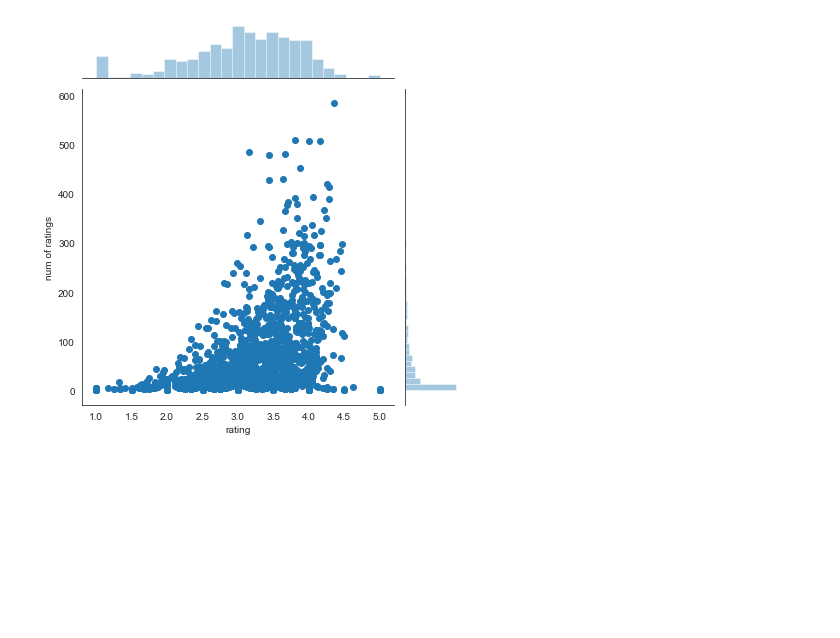
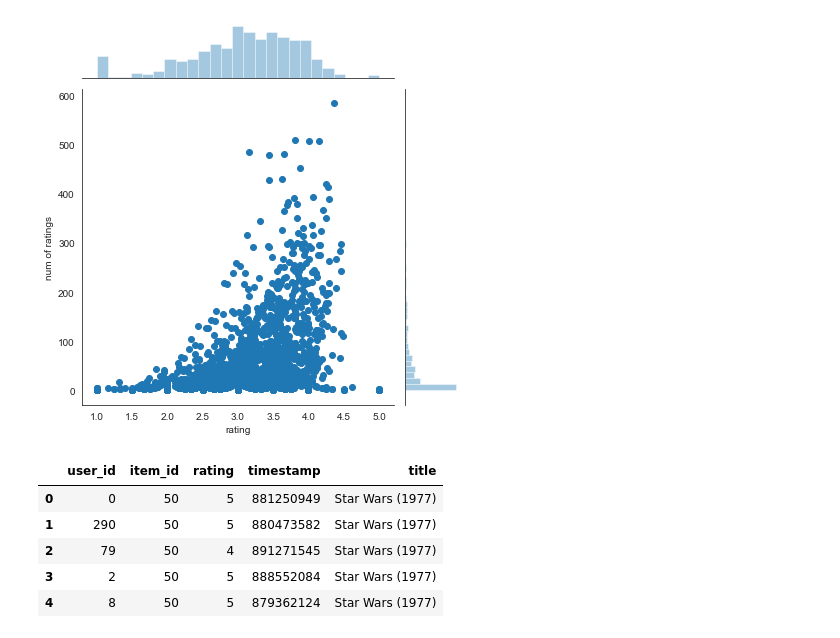
Before and after one commit to joaoprmanso/projects, a Jupyter notebook: course/python_for_data_science_and_machine_learning/19-Recommender-Systems/Recommender Systems - Notes.ipynb, the cells around one changed output. Cells and saved outputs as stored; diff of their text form; code cells hidden in the pictures; blank space fills up the shorter version.

```diff
--- a/course/python_for_data_science_and_machine_learning/19-Recommender-Systems/Recommender Systems - Notes.ipynb
+++ b/course/python_for_data_science_and_machine_learning/19-Recommender-Systems/Recommender Systems - Notes.ipynb
@@ -98,3 +98,13 @@ sns.jointplot(ratings['rating'], ratings['num of ratings'], data = ratings)
 # %% [output]
 <seaborn.axisgrid.JointGrid at 0x...>
 [figure]
+# %%
+# checking out data set
+df.head()
+# %% [output]
+|  | user_id | item_id | rating | timestamp | title |
+| 0 | 0 | 50 | 5 | 881250949 | Star Wars (1977) |
+| 1 | 290 | 50 | 5 | 880473582 | Star Wars (1977) |
+| 2 | 79 | 50 | 4 | 891271545 | Star Wars (1977) |
+| 3 | 2 | 50 | 5 | 888552084 | Star Wars (1977) |
+| 4 | 8 | 50 | 5 | 879362124 | Star Wars (1977) |
```
Also changed, not shown: parts of 15 cells of this notebook, 1 other file.
